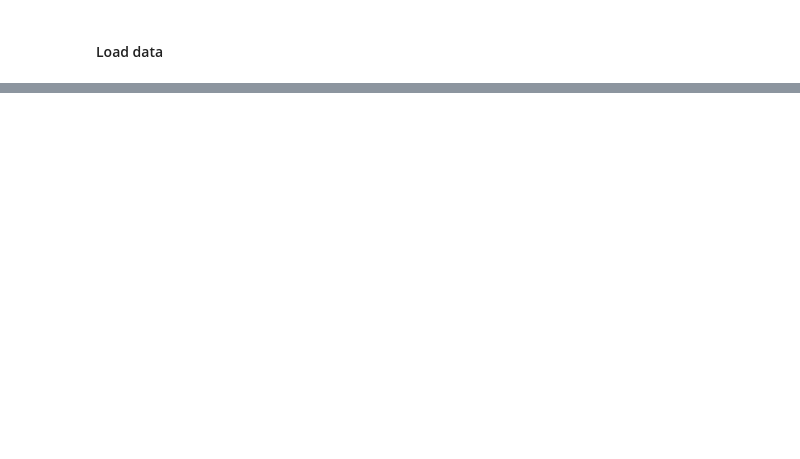
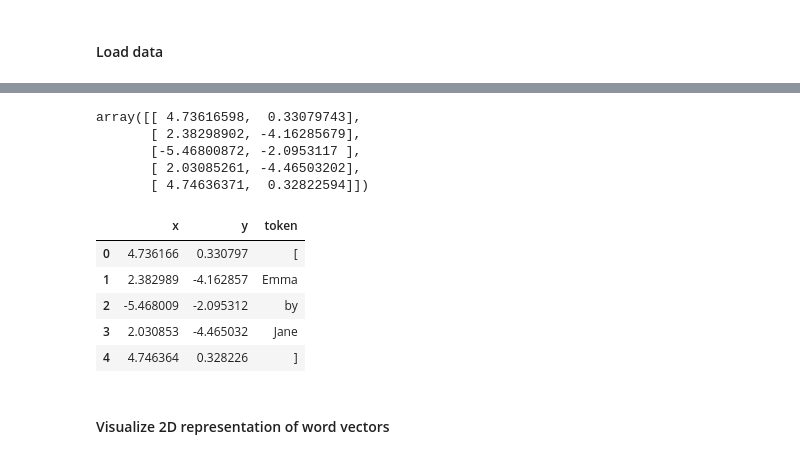
Before and after one commit to the-deep-learners/TensorFlow-LiveLessons, a Jupyter notebook: notebooks/creating_word_vectors_with_word2vec.ipynb, the cells around one changed output, grey strips where cells are left out. Drawn from its saved outputs; the diff is of its cells as text; code cells hidden in the pictures; blank space fills up the shorter version.

```diff
--- a/notebooks/creating_word_vectors_with_word2vec.ipynb
+++ b/notebooks/creating_word_vectors_with_word2vec.ipynb
@@ -81,0 +346,27 @@ science_fiction 14470
+# %%
+X = model[model.wv.vocab]
+# %%
+tsne = TSNE(n_components=2, n_iter=1000) # 200 is minimum iter; default is 1000
+# %%
+X_2d = tsne.fit_transform(X)
+# %%
+X_2d[0:5]
+# %% [output]
+array([[ 4.73616598,  0.33079743],
+       [ 2.38298902, -4.16285679],
+       [-5.46800872, -2.0953117 ],
+       [ 2.03085261, -4.46503202],
+       [ 4.74636371,  0.32822594]])
+# %%
+# create DataFrame for storing results and plotting
+coords_df = pd.DataFrame(X_2d, columns=['x','y'])
+coords_df['token'] = model.wv.vocab.keys()
+# %%
+coords_df.head()
+# %% [output]
+|  | x | y | token |
+| 0 | 4.736166 | 0.330797 | [ |
+| 1 | 2.382989 | -4.162857 | Emma |
+| 2 | -5.468009 | -2.095312 | by |
+| 3 | 2.030853 | -4.465032 | Jane |
+| 4 | 4.746364 | 0.328226 | ] |
@@ -81,0 +375,2 @@ science_fiction 14470
+# %% [markdown]
+#### Visualize 2D representation of word vectors
```
Also changed, not shown: parts of 54 cells of this notebook, 2 other files.
